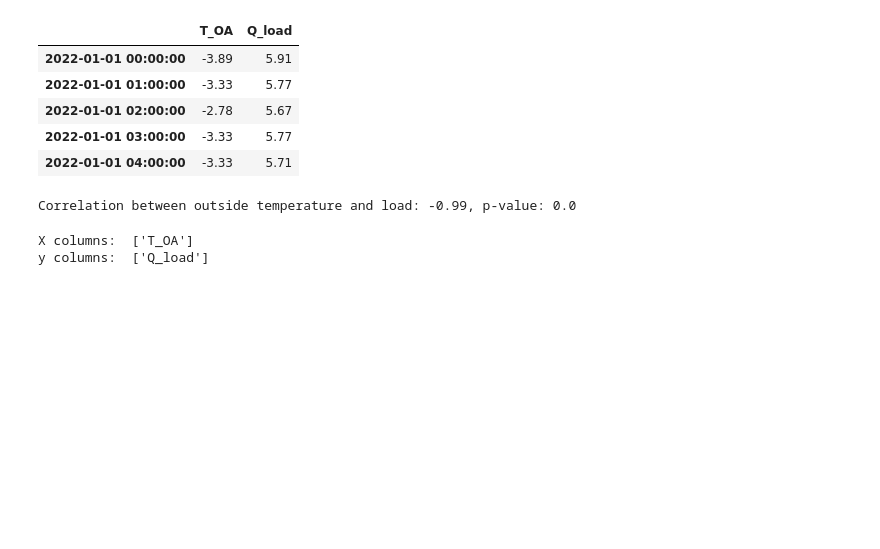
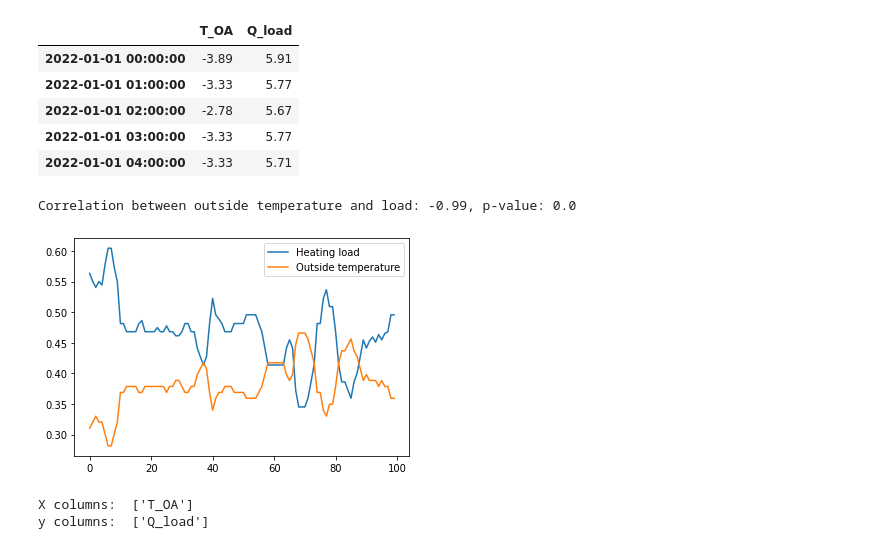
Before and after one commit to thdfw/master_thesis, a Jupyter notebook: data_driven_control/load_forecast.ipynb, the cells around one changed output. Drawn from its saved outputs; the diff is of its cells as text; code cells hidden in the pictures; blank space fills up the shorter version.

```diff
--- a/data_driven_control/load_forecast.ipynb
+++ b/data_driven_control/load_forecast.ipynb
@@ -38,9 +38,23 @@ df.head()
 # %%
 from scipy import stats
 correlation, p_value = stats.spearmanr(df.T_OA, df.Q_load)
 print(f"Correlation between outside temperature and load: {round(correlation,2)}, p-value: {p_value}")
+
+# Scale the load and outside temperature for the plot
+df['Q_load_scaled'] = (df['Q_load'] - df['Q_load'].min()) / (df['Q_load'].max() - df['Q_load'].min())
+df['T_OA_scaled'] = (df['T_OA'] - df['T_OA'].min()) / (df['T_OA'].max() - df['T_OA'].min())
+
+# Plot the load and outside temperature
+plt.plot(df.Q_load_scaled[0:100].tolist(), label="Heating load")
+plt.plot(df.T_OA_scaled[0:100].tolist(), label="Outside temperature")
+plt.legend()
+plt.show()
+
+df = df.drop('Q_load_scaled', axis=1)
+df = df.drop('T_OA_scaled', axis=1)
 # %% [output]
 Correlation between outside temperature and load: -0.99, p-value: 0.0
+[figure, added]
 # %%
 # Split the data into X (weather) and y (load)
 X_columns = [col for col in df.columns if not 'Q_load' in col]
```
Also changed, not shown: parts of 5 cells of this notebook, 14 other files.
